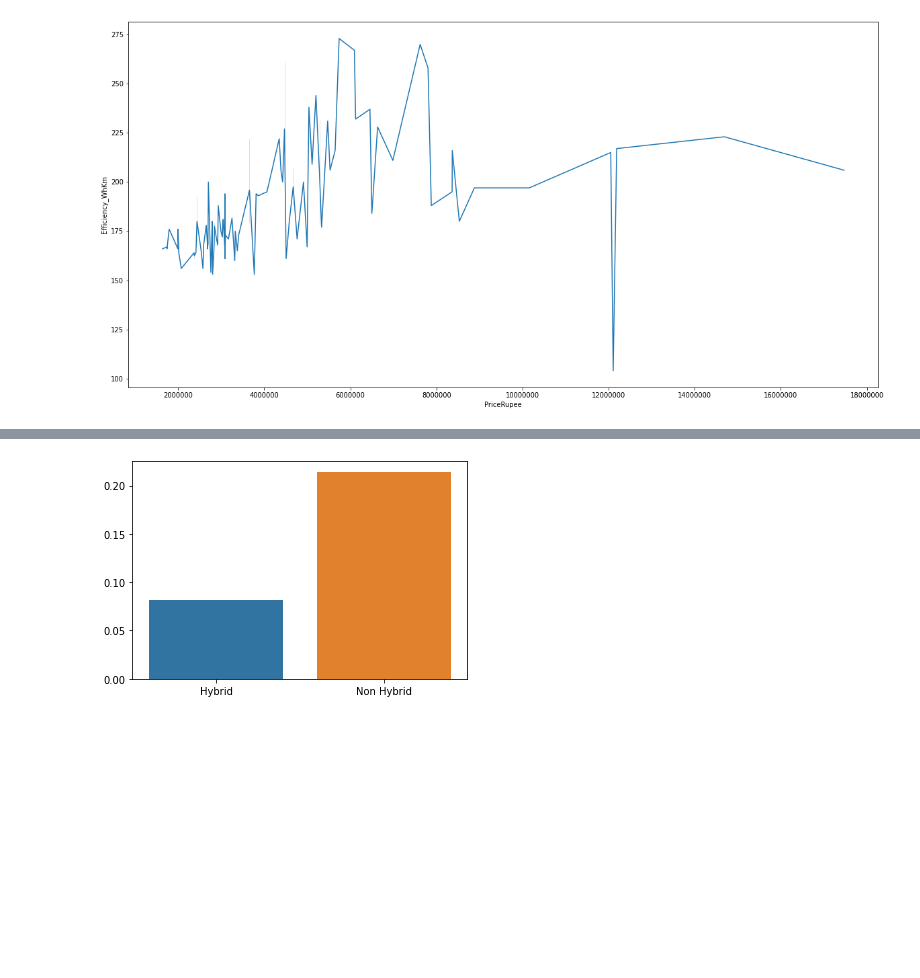
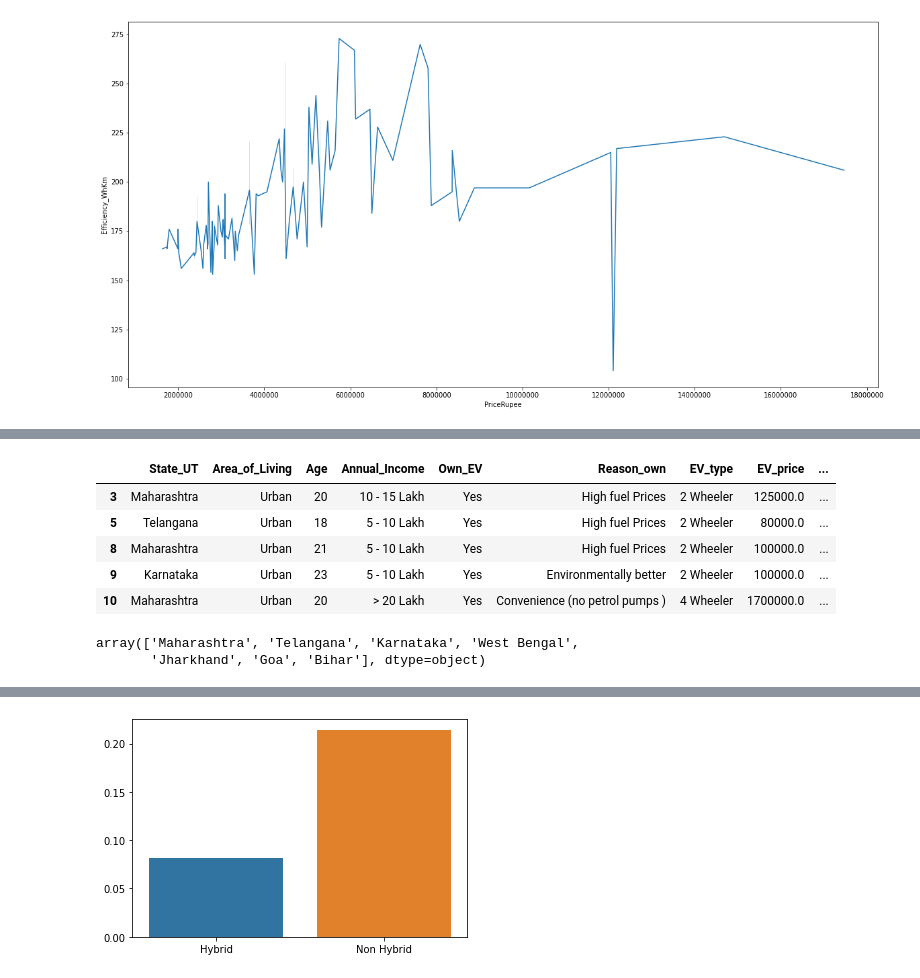
Before and after one commit to PranavUnkule/Feynn-Labs-Taks---2, a Jupyter notebook: EDA.ipynb, the cells around one changed output, grey strips where cells are left out. Saved outputs shown, nothing was run; the diff lists cells and outputs as text; code cells hidden in the pictures; blank space fills up the shorter version.

```diff
--- a/EDA.ipynb
+++ b/EDA.ipynb
@@ -23,0 +117,15 @@ plt.ticklabel_format(style='plain', axis='x')
+# %%
+data4 = data3[data3['Own_EV'] == 'Yes']
+data4.head()
+# %% [output]
+|  | State_UT | Area_of_Living | Age | Annual_Income | Own_EV | Reason_own | EV_type | EV_price | ... |
+| 3 | Maharashtra | Urban | 20 | 10 - 15 Lakh | Yes | High fuel Prices | 2 Wheeler | 125000.0 | ... |
+| 5 | Telangana | Urban | 18 | 5 - 10 Lakh | Yes | High fuel Prices | 2 Wheeler | 80000.0 | ... |
+| 8 | Maharashtra | Urban | 21 | 5 - 10 Lakh | Yes | High fuel Prices | 2 Wheeler | 100000.0 | ... |
+| 9 | Karnataka | Urban | 23 | 5 - 10 Lakh | Yes | Environmentally better | 2 Wheeler | 100000.0 | ... |
+| 10 | Maharashtra | Urban | 20 | > 20 Lakh | Yes | Convenience (no petrol pumps ) | 4 Wheeler | 1700000.0 | ... |
+# %%
+data4.State_UT.unique()
+# %% [output]
+array(['Maharashtra', 'Telangana', 'Karnataka', 'West Bengal',
+       'Jharkhand', 'Goa', 'Bihar'], dtype=object)
```
Also changed, not shown: parts of 77 cells of this notebook, 2 other files.
